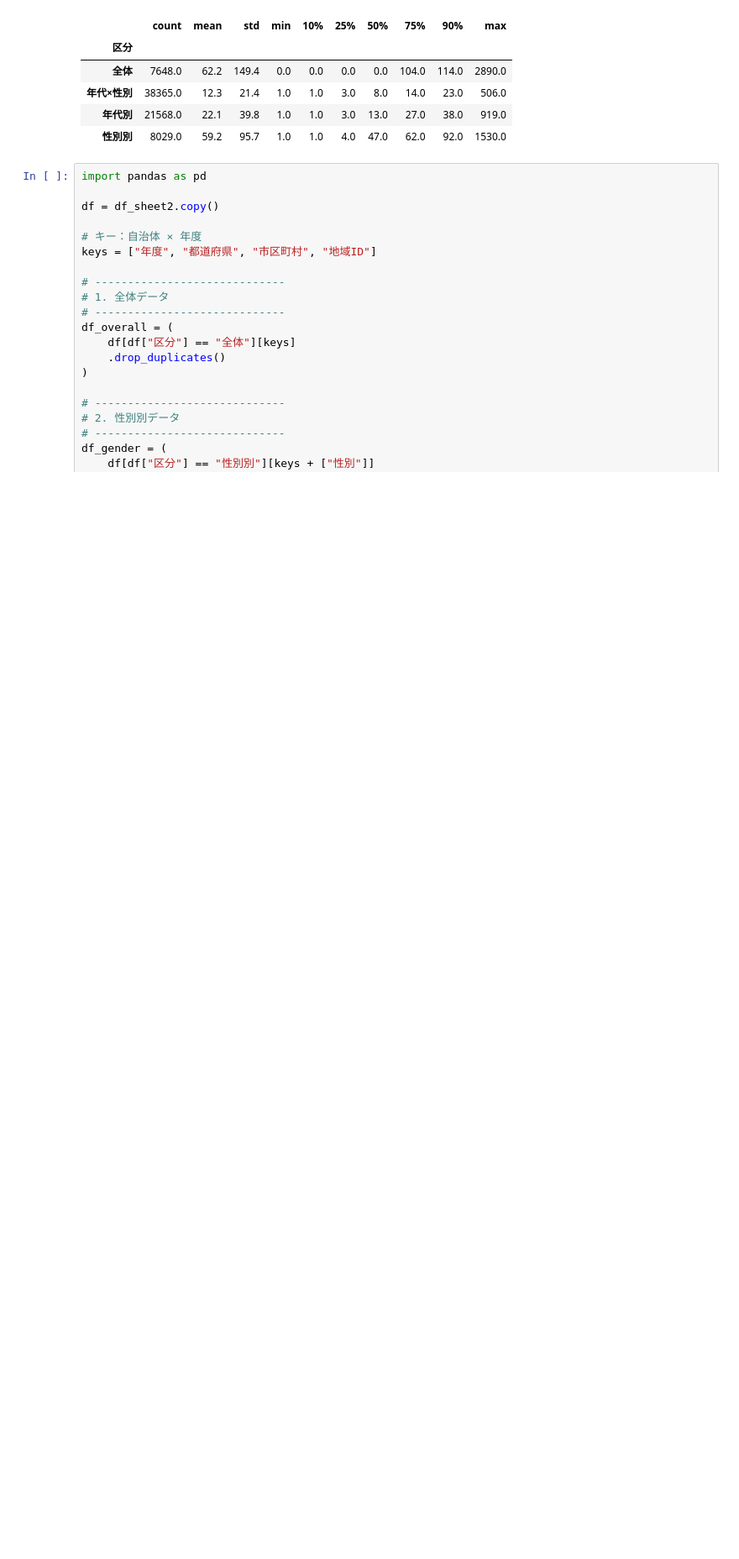
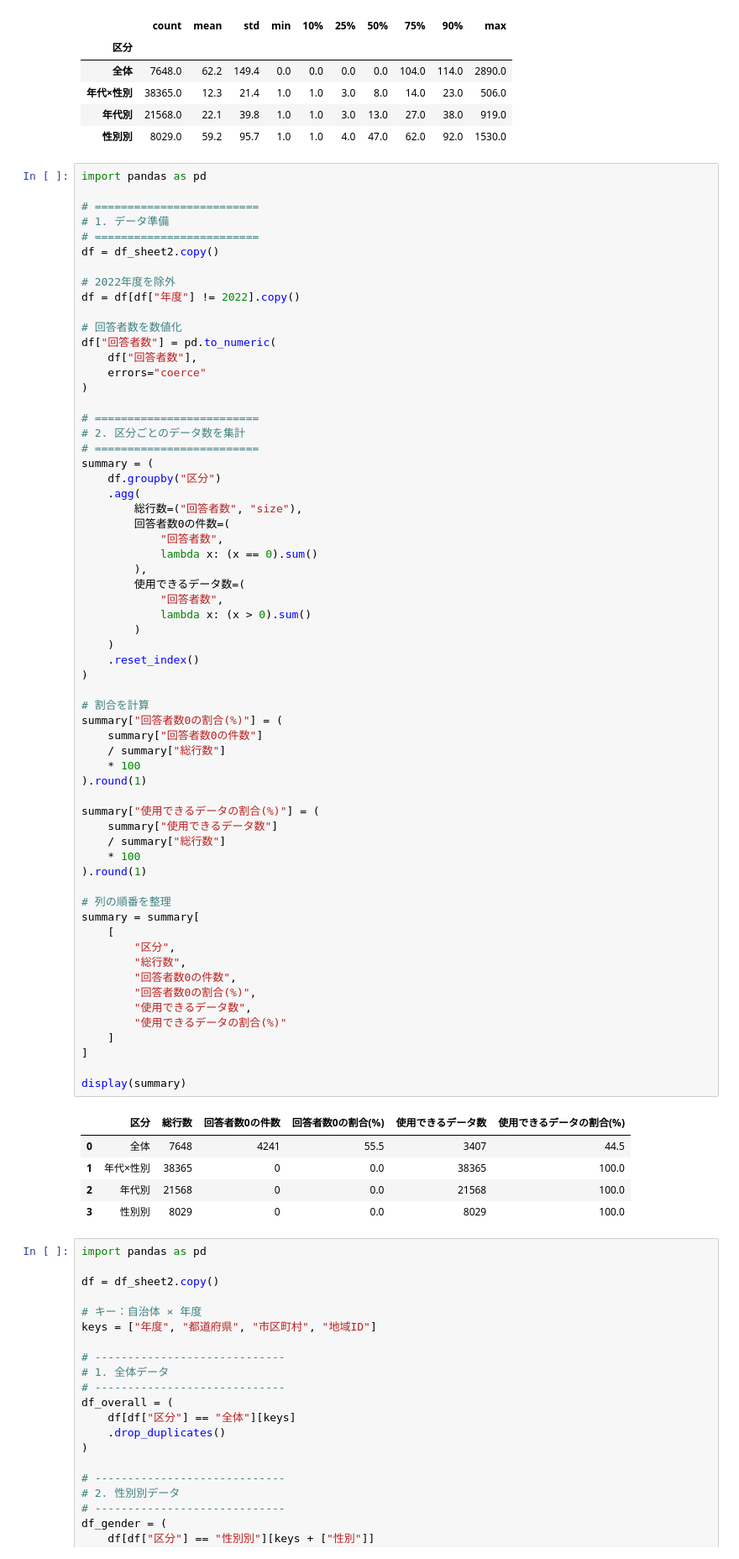
Before and after one commit to Keita062/wakayama_competition, a Jupyter notebook: Nishimura/src/newbasic.ipynb, the cells around one changed output. Shown at 84% size. Cells and saved outputs as stored; diff of their text form; blank space fills up the shorter version.

```diff
--- a/Nishimura/src/newbasic.ipynb
+++ b/Nishimura/src/newbasic.ipynb
@@ -555,6 +555,74 @@ display(summary)
 | 年代×性別 | 38365.0 | 12.3 | 21.4 | 1.0 | 1.0 | 3.0 | 8.0 | 14.0 | 23.0 | 506.0 |
 | 年代別 | 21568.0 | 22.1 | 39.8 | 1.0 | 1.0 | 3.0 | 13.0 | 27.0 | 38.0 | 919.0 |
 | 性別別 | 8029.0 | 59.2 | 95.7 | 1.0 | 1.0 | 4.0 | 47.0 | 62.0 | 92.0 | 1530.0 |
+# %%
+import pandas as pd
+
+# =========================
+# 1. データ準備
+# =========================
+df = df_sheet2.copy()
+
+# 2022年度を除外
+df = df[df["年度"] != 2022].copy()
+
+# 回答者数を数値化
+df["回答者数"] = pd.to_numeric(
+    df["回答者数"],
+    errors="coerce"
+)
+
+# =========================
+# 2. 区分ごとのデータ数を集計
+# =========================
+summary = (
+    df.groupby("区分")
+    .agg(
+        総行数=("回答者数", "size"),
+        回答者数0の件数=(
+            "回答者数",
+            lambda x: (x == 0).sum()
+        ),
+        使用できるデータ数=(
+            "回答者数",
+            lambda x: (x > 0).sum()
+        )
+    )
+    .reset_index()
+)
+
+# 割合を計算
+summary["回答者数0の割合(%)"] = (
+    summary["回答者数0の件数"]
+    / summary["総行数"]
+    * 100
+).round(1)
+
+summary["使用できるデータの割合(%)"] = (
+    summary["使用できるデータ数"]
+    / summary["総行数"]
+    * 100
+).round(1)
+
+# 列の順番を整理
+summary = summary[
+    [
+        "区分",
+        "総行数",
+        "回答者数0の件数",
+        "回答者数0の割合(%)",
+        "使用できるデータ数",
+        "使用できるデータの割合(%)"
+    ]
+]
+
+display(summary)
+# %% [output]
+|  | 区分 | 総行数 | 回答者数0の件数 | 回答者数0の割合(%) | 使用できるデータ数 | 使用できるデータの割合(%) |
+| 0 | 全体 | 7648 | 4241 | 55.5 | 3407 | 44.5 |
+| 1 | 年代×性別 | 38365 | 0 | 0.0 | 38365 | 100.0 |
+| 2 | 年代別 | 21568 | 0 | 0.0 | 21568 | 100.0 |
+| 3 | 性別別 | 8029 | 0 | 0.0 | 8029 | 100.0 |
 # %%
 import pandas as pd
 
```
Also changed, not shown: parts of 6 cells of this notebook.
